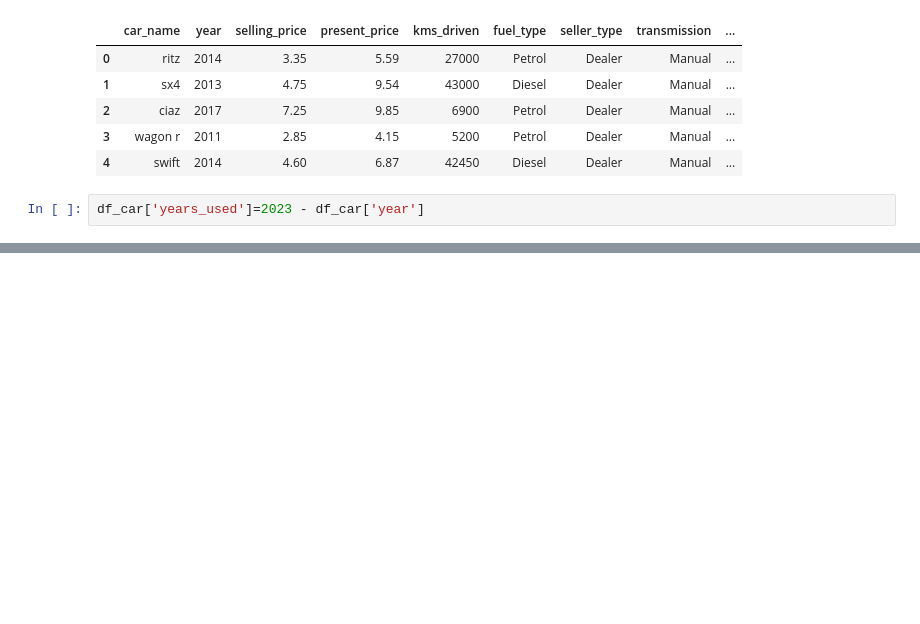
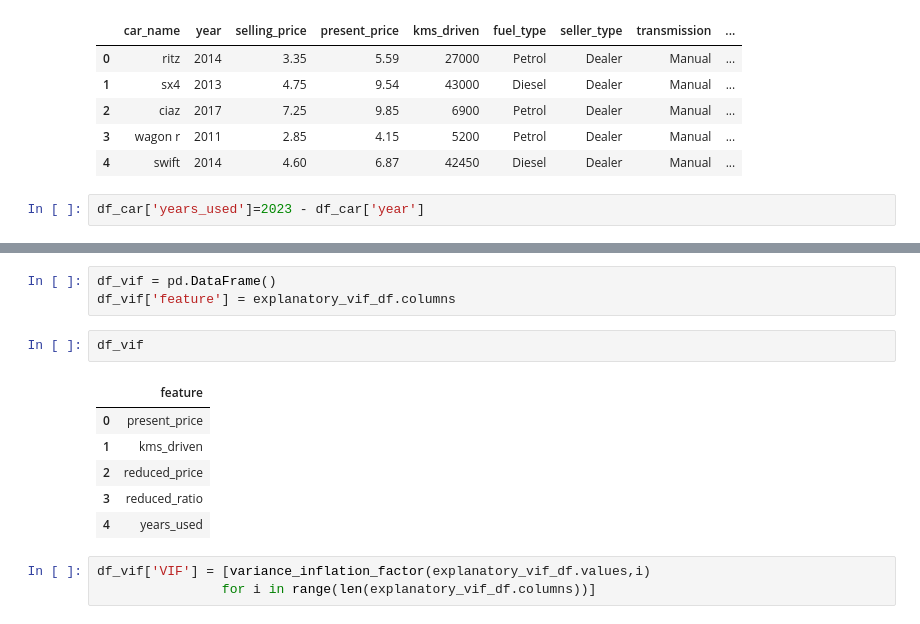
Before and after one commit to Bidkar2912/Car_Price_Prediction, a Jupyter notebook: Car_Price_Prediction.ipynb, the cells around one changed output, grey strips where cells are left out. Cells and saved outputs as stored; diff of their text form; blank space fills up the shorter version.

```diff
--- a/Car_Price_Prediction.ipynb
+++ b/Car_Price_Prediction.ipynb
@@ -232,0 +278,15 @@ plt.show()
+# %%
+df_vif = pd.DataFrame()
+df_vif['feature'] = explanatory_vif_df.columns
+# %%
+df_vif
+# %% [output]
+|  | feature |
+| 0 | present_price |
+| 1 | kms_driven |
+| 2 | reduced_price |
+| 3 | reduced_ratio |
+| 4 | years_used |
+# %%
+df_vif['VIF'] = [variance_inflation_factor(explanatory_vif_df.values,i)
+                for i in range(len(explanatory_vif_df.columns))]
```
Also changed, not shown: parts of 29 cells of this notebook.
